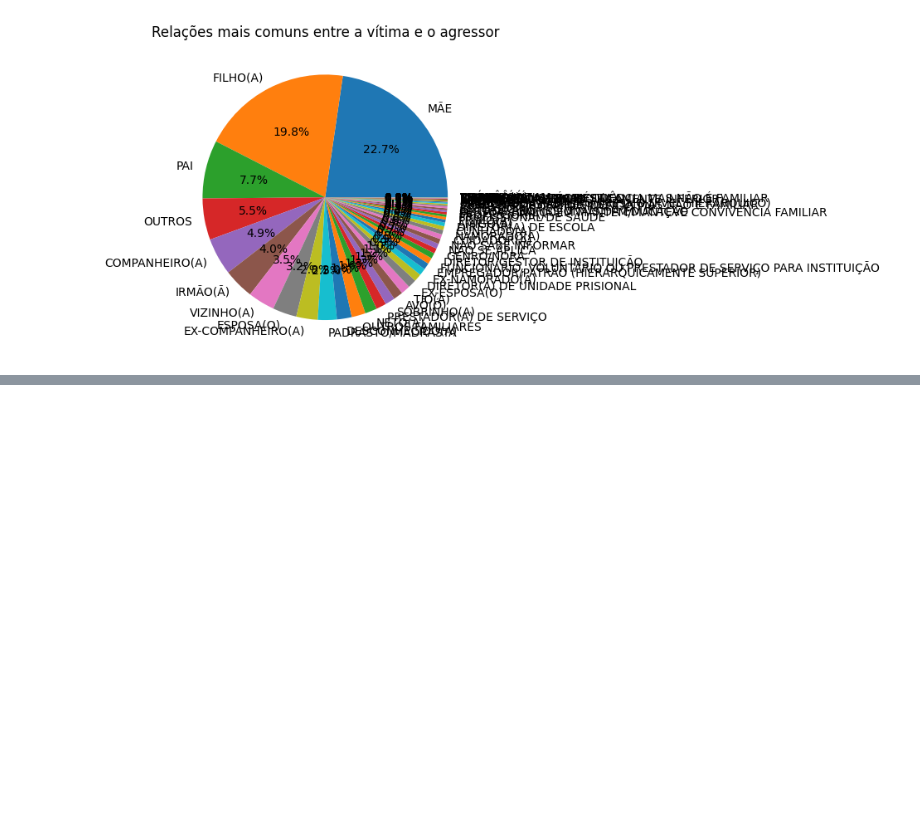
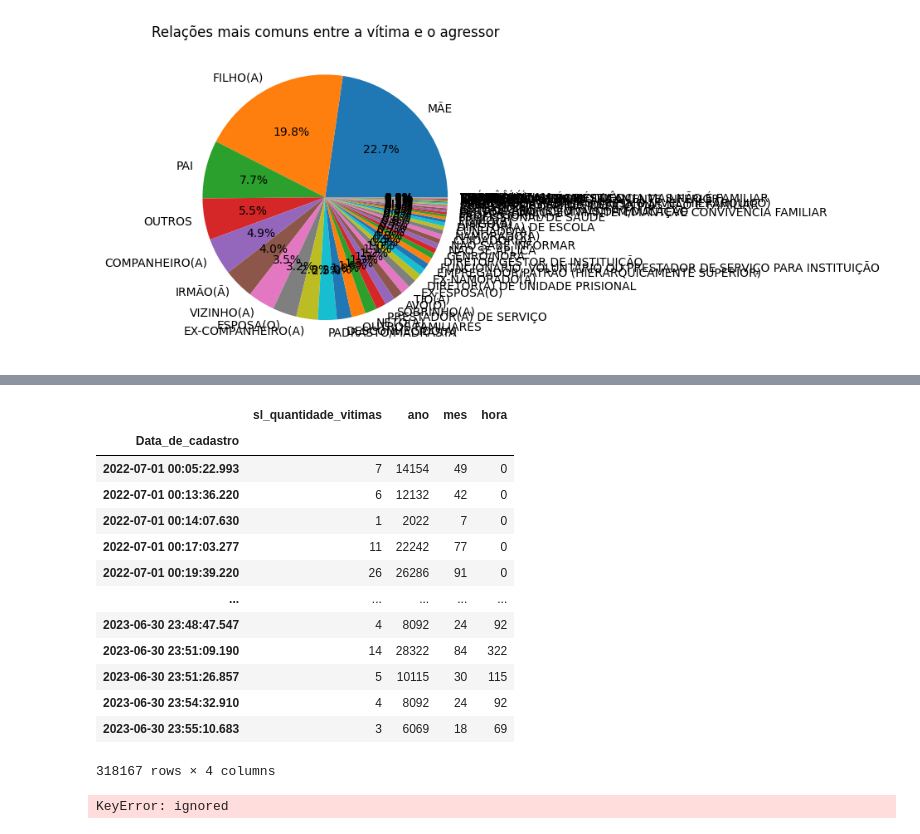
Before and after one commit to LerinaMM/central_de_atendimento_a_mulher, a Jupyter notebook: violencia_contra_mulher_3.ipynb, the cells around one changed output, grey strips where cells are left out. Saved outputs shown, nothing was run; the diff lists cells and outputs as text; code cells hidden in the pictures; blank space fills up the shorter version.

```diff
--- a/violencia_contra_mulher_3.ipynb
+++ b/violencia_contra_mulher_3.ipynb
@@ -808,0 +803,23 @@ plt.show()
+# %%
+dados_data = dados_unidos.groupby('Data_de_cadastro').sum(numeric_only=True)
+# %%
+dados_data
+# %% [output]
+|  | sl_quantidade_vitimas | ano | mes | hora |
+| Data_de_cadastro |  |  |  |  |
+| 2022-07-01 00:05:22.993 | 7 | 14154 | 49 | 0 |
+| 2022-07-01 00:13:36.220 | 6 | 12132 | 42 | 0 |
+| 2022-07-01 00:14:07.630 | 1 | 2022 | 7 | 0 |
+| 2022-07-01 00:17:03.277 | 11 | 22242 | 77 | 0 |
+| 2022-07-01 00:19:39.220 | 26 | 26286 | 91 | 0 |
+| ... | ... | ... | ... | ... |
+| 2023-06-30 23:48:47.547 | 4 | 8092 | 24 | 92 |
+| 2023-06-30 23:51:09.190 | 14 | 28322 | 84 | 322 |
+| 2023-06-30 23:51:26.857 | 5 | 10115 | 30 | 115 |
+| 2023-06-30 23:54:32.910 | 4 | 8092 | 24 | 92 |
+| 2023-06-30 23:55:10.683 | 3 | 6069 | 18 | 69 |
+318167 rows × 4 columns
+# %%
+dados_data['Data_de_cadastro']= pd.to_datetime(dados_data['Data_de_cadastro'])
+# %% [output]
+KeyError: ignored
```
Also changed, not shown: parts of 33 cells of this notebook.
